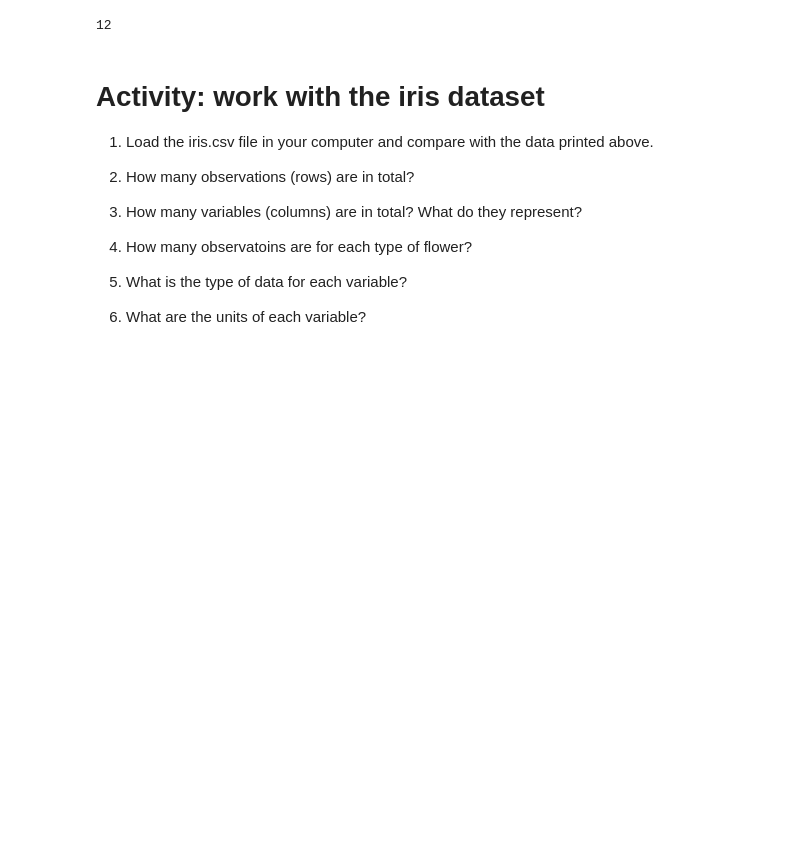
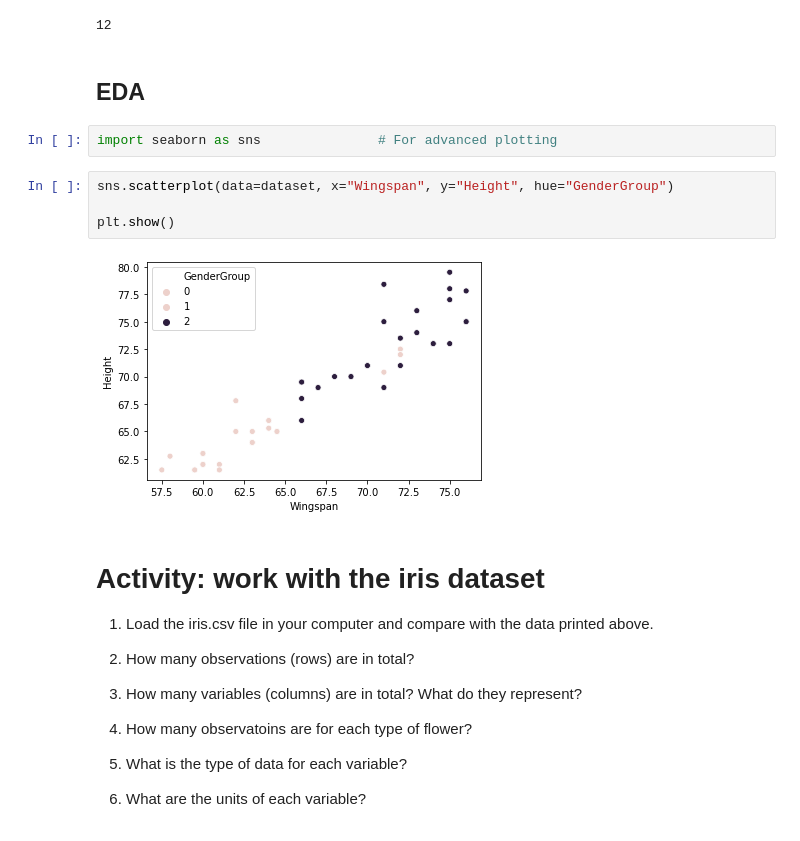
Before and after one commit to javiermao/MachineLearningWithPython, a Jupyter notebook: Datasets_Cartwheel.ipynb, the cells around one changed output. Cells and saved outputs as stored; diff of their text form; blank space fills up the shorter version.

```diff
--- a/P1A_Dataset_Cartwheel.ipynb
+++ b/Datasets_Cartwheel.ipynb
@@ -61,6 +61,16 @@ Ncols = dataset.shape[1]
 Ncols
 # %% [output]
 12
+# %% [markdown]
+## EDA
+# %%
+import seaborn as sns               # For advanced plotting
+# %%
+sns.scatterplot(data=dataset, x="Wingspan", y="Height", hue="GenderGroup")
+
+plt.show()
+# %% [output]
+[figure, added]
 # %% [markdown]
 # Activity: work with the iris dataset
 
```
Also changed, not shown: 7 other files.
